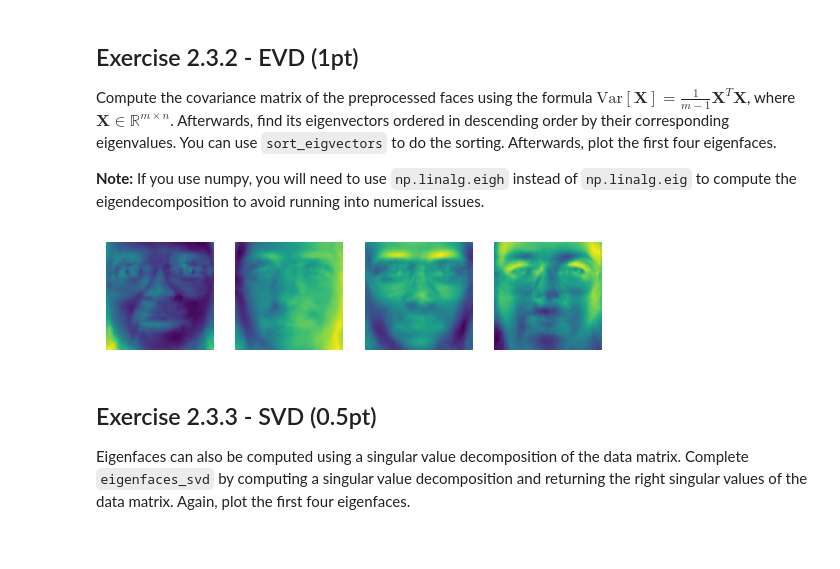
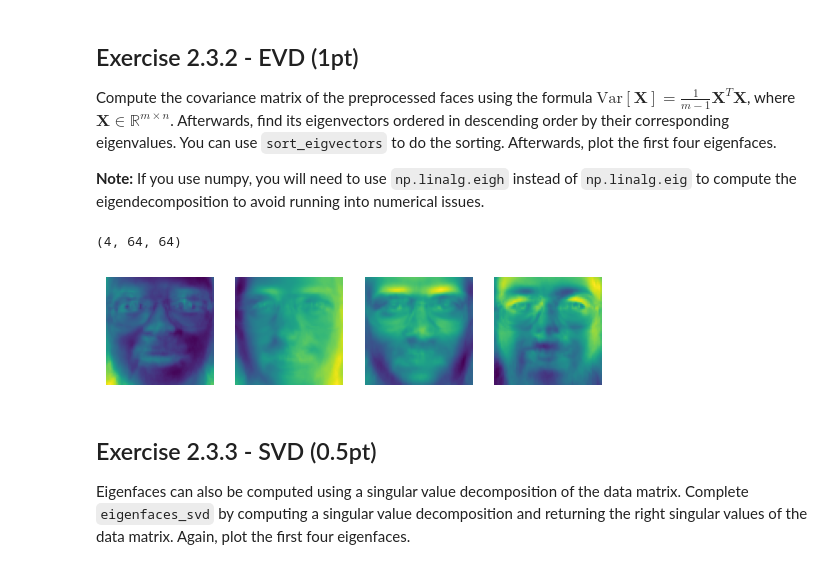
Before and after one commit to Kanakanajm/nnti, a Jupyter notebook: Assignment_2/eigenfaces.ipynb, the cells around one changed output. Saved outputs shown, nothing was run; the diff lists cells and outputs as text; code cells hidden in the pictures.

```diff
--- a/Assignment_2/eigenfaces.ipynb
+++ b/Assignment_2/eigenfaces.ipynb
@@ -77,15 +77,8 @@ def sort_eigvectors(eigvalues: np.ndarray, eigvectors: np.ndarray) -> Tuple[np.n
     """Sorts eigenvectors according to their corresponding eigenvalues. The input is expected to be the result of np.linalg.eigh."""
     idx = eigvalues.argsort()[::-1]
     eigvalues = eigvalues[idx]
-    eigvectors = eigvectors[idx, :]
+    eigvectors = eigvectors[:, idx]
     return eigvalues, eigvectors
-
-# Test
-# idx_to_sort = np.array([1, 4, 3])
-# unsorted_arrays = np.array([[1, 2, 3], [4, 5, 6], [-1, -2, -3]])
-# sorted_idx, sorted_arrays = sort_eigvectors(idx_to_sort, unsorted_arrays)
-# assert (sorted_idx == np.array([4, 3, 1])).all()
-# assert (sorted_arrays == np.array([[4, 5, 6], [-1, -2, -3], [1, 2, 3]])).all()
 # %%
 def eigenfaces_evd(face_vectors: np.ndarray) -> np.ndarray:
     cov = (1 / (face_vectors.shape[0] - 1)) * (np.transpose(face_vectors) @ face_vectors)
@@ -102,8 +92,14 @@ eigenfaces = eigenfaces_unshaped.reshape((-1, 64, 64)) # (4096, 64, 64) eigenfac
-# %%
-# Test
-plot_faces(eigenfaces, 4)
-# %% [output]
-[figure, removed]
+# %%
+def eigenfaces_plot(eigen_vectors: np.ndarray) -> None:
+    first4 = eigen_vectors[:,:4]
+    first4_transpose = first4.transpose()
+    first4_transpose_reshape = first4_transpose.reshape((first4_transpose.shape[0], 64, 64))
+    plot_faces(first4_transpose_reshape, 4)
+# %%
+eigenfaces_plot(eigenfaces_unshaped)
+# %% [output]
+(4, 64, 64)
+[figure, added]
 # %% [markdown]
 ## Exercise 2.3.3 - SVD (0.5pt)
 Eigenfaces can also be computed using a singular value decomposition of the data matrix. Complete `eigenfaces_svd` by computing a singular value decomposition and returning the right singular values of the data matrix. Again, plot the first four eigenfaces.
```
Also changed, not shown: parts of 1 cell of this notebook.
